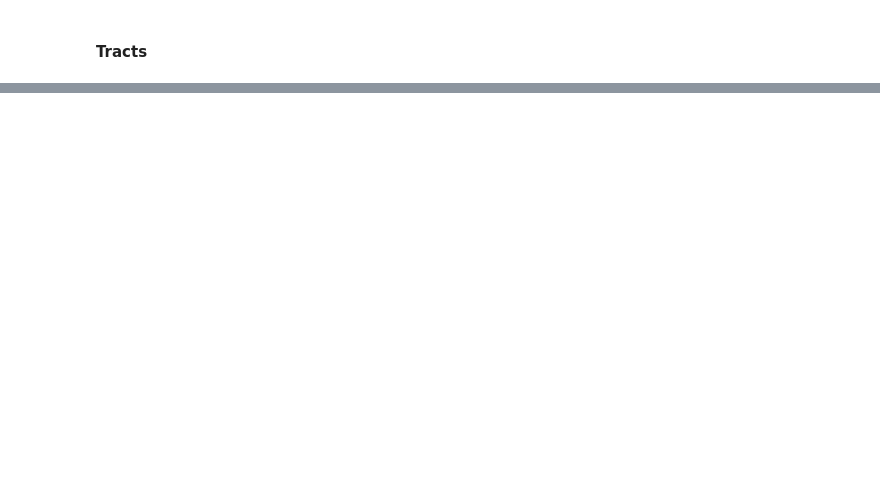
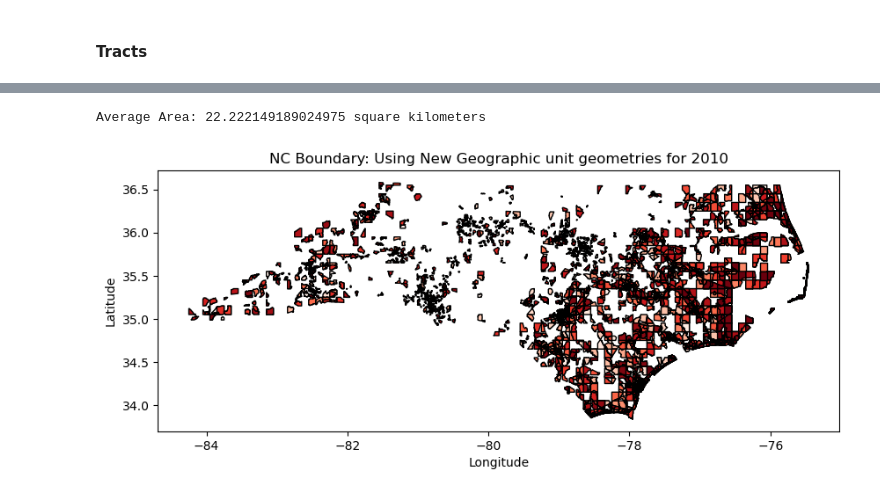
Before and after one commit to LayanKaushik/FloodClaimGeospatialImprovements, a Jupyter notebook: Code/Inconsistencies_in_Geographic_unit.ipynb, the cells around one changed output, grey strips where cells are left out. Drawn from its saved outputs; the diff is of its cells as text; code cells hidden in the pictures; blank space fills up the shorter version.

Commit message:
created geometries of new geographic unit for NC and visualized

```diff
--- a/Code/Inconsistencies_in_Geographic_unit.ipynb
+++ b/Code/Inconsistencies_in_Geographic_unit.ipynb
@@ -407,0 +464,3 @@ df_copy[df_copy['censusBlockGroupFips'].isin(list_df)].shape[0]
+# %%
+visualize_NC_1 = df_geographic_unique[(df_geographic_unique['state'] == 'NC')]
+visualize_NC_1 = visualize_NC[['state', 'censusBlockGroupFips', 'latitude', 'longitude', 'yearOfLoss_1990_2021', 'geometry_lat_long', 'geometry_BG']]
@@ -407,0 +509,33 @@ df_copy[df_copy['censusBlockGroupFips'].isin(list_df)].shape[0]
+# %%
+visualize_NC = new_unit_df[(new_unit_df['state'] == 'NC') & (new_unit_df['year'] == 2010)]
+
+# centroids = visualize_NC.geometry.centroid
+
+# # Filter the rows where the y-coordinate (latitude) of the centroid is greater than 42
+# visualize_NC = visualize_NC[centroids.y < 37]
+# Convert the DataFrame to a GeoDataFrame
+gdf = gpd.GeoDataFrame(visualize_NC, geometry='geometry')
+
+# Set the current CRS to WGS 84 (assuming your data is in latitude and longitude)
+gdf.crs = "EPSG:4326"
+
+# Project the GeoDataFrame to a suitable CRS (using Web Mercator here for demonstration)
+gdf_projected = gdf.to_crs(epsg=3857)
+
+# Compute the average area in square meters
+average_area_m2 = gdf_projected.geometry.area.mean()
+# Convert the area from square meters to square kilometers
+average_area_km2 = average_area_m2 / 1e6
+print(f"Average Area: {average_area_km2} square kilometers")
+
+# Plot using the 'viridis' colormap
+gdf.plot(edgecolor="black", cmap='Reds', figsize=(10, 10))
+
+plt.xlabel('Longitude')
+plt.ylabel('Latitude')
+plt.title('NC Boundary: Using New Geographic unit geometries for 2010')
+
+plt.show()
+# %% [output]
+Average Area: 22.222149189024975 square kilometers
+[figure, added]
```
Also changed, not shown: parts of 21 cells of this notebook.
